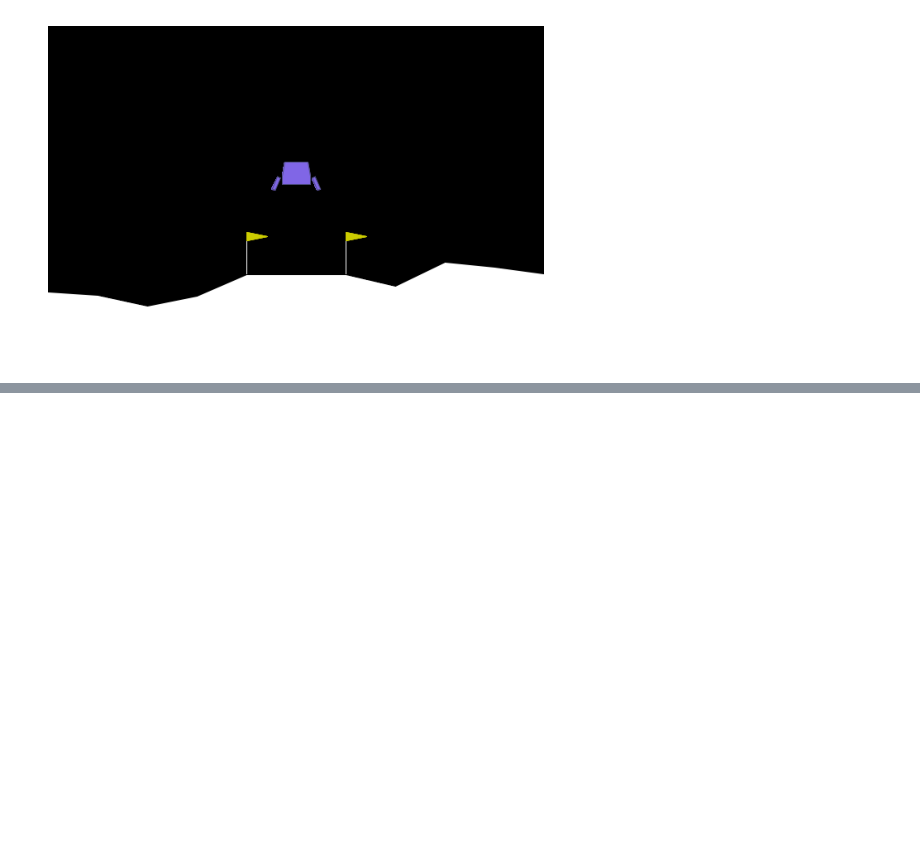
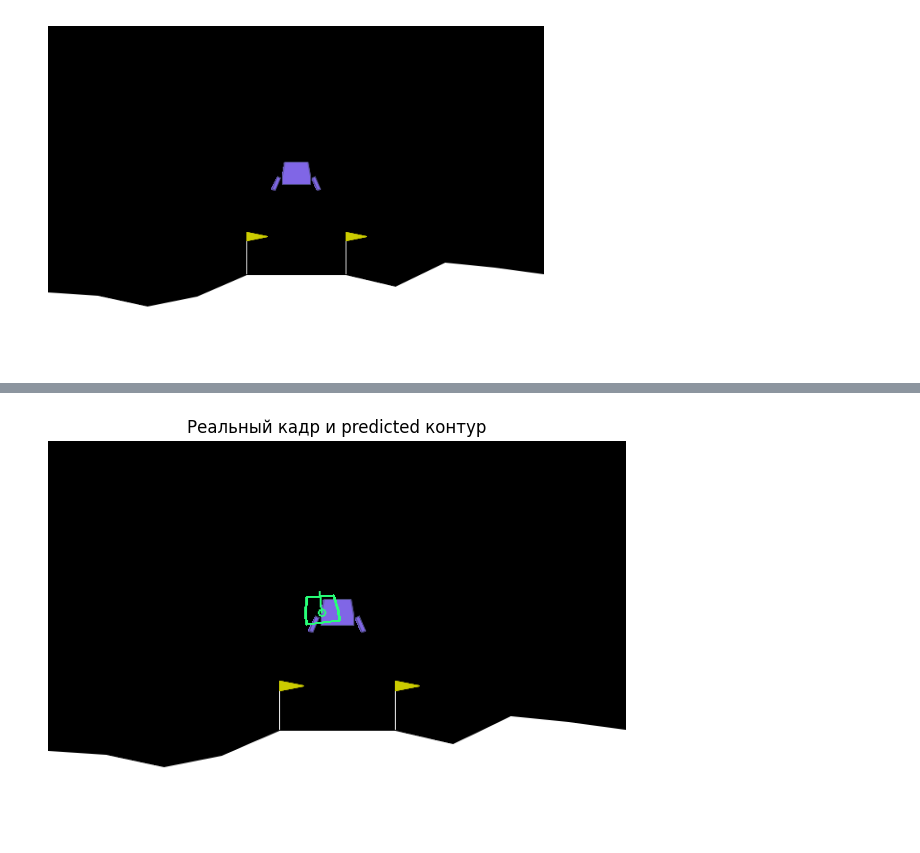
Before and after one commit to ILYA-TDW-CHEP/CV_RL_LunarLander, a Jupyter notebook: notebooks/00_data/01_generate_images.ipynb, the cells around one changed output, grey strips where cells are left out. Drawn from its saved outputs; the diff is of its cells as text; code cells hidden in the pictures; blank space fills up the shorter version.

Commit message:
Predicted state visualization added

```diff
--- a/notebooks/00_data/01_generate_images.ipynb
+++ b/notebooks/00_data/01_generate_images.ipynb
@@ -237,0 +242,66 @@ gen.close()
+# %%
+import matplotlib.pyplot as plt
+from PIL import Image, ImageDraw
+
+from gymnasium.envs.box2d.lunar_lander import LANDER_POLY
+
+def obs_to_pixel(x_obs, y_obs, frame_shape):
+    h, w = frame_shape[:2]
+    base_y_px = VIEWPORT_H / 4.0 + LEG_DOWN
+    x_px = (x_obs + 1.0) * 0.5 * w
+    y_px = (VIEWPORT_H - (base_y_px + y_obs * VIEWPORT_H * 0.5)) * h / VIEWPORT_H
+    return int(np.clip(round(x_px), 0, w - 1)), int(np.clip(round(y_px), 0, h - 1))
+
+def body_vertex_to_pixel(x_local, y_local, theta, center, frame_shape):
+    h, w = frame_shape[:2]
+    cx, cy = center
+    cos_t = math.cos(theta)
+    sin_t = math.sin(theta)
+    dx = (cos_t * x_local - sin_t * y_local) * w / VIEWPORT_W
+    dy = -(sin_t * x_local + cos_t * y_local) * h / VIEWPORT_H
+    return int(round(cx + dx)), int(round(cy + dy))
+
+def draw_predicted_state(frame, state, color=(40, 255, 120)):
+    x_obs, y_obs, theta = state
+    center = obs_to_pixel(x_obs, y_obs, frame.shape)
+    polygon = [
+        body_vertex_to_pixel(x, y, theta, center, frame.shape)
+        for x, y in LANDER_POLY
+    ]
+
+    image = Image.fromarray(frame.copy())
+    draw = ImageDraw.Draw(image)
+    draw.line([*polygon, polygon[0]], fill=color, width=3)
+
+    cx, cy = center
+    radius = 4
+    draw.ellipse((cx - radius, cy - radius, cx + radius, cy + radius), outline=color, width=2)
+    nose = body_vertex_to_pixel(0.0, 22.0, theta, center, frame.shape)
+    draw.line([center, nose], fill=color, width=2)
+    return np.asarray(image)
+
+real_state = {"x": 0, "y": 0.5, "theta": 0}
+predicted_state = {"x": -0.053, "y": 0.52, "theta": 0.1}
+
+gen = LunarLanderPoseGenerator()
+gen.reset_scene(seed=27)
+gen.set_pose_from_obs(
+    x_obs=real_state["x"],
+    y_obs=real_state["y"],
+    theta=real_state["theta"],
+)
+frame = gen.render_frame()
+gen.close()
+
+overlay = draw_predicted_state(
+    frame,
+    (predicted_state["x"], predicted_state["y"], predicted_state["theta"]),
+)
+
+plt.figure(figsize=(8, 5))
+plt.imshow(overlay)
+plt.axis("off")
+plt.title("Реальный кадр и predicted контур")
+plt.show()
+# %% [output]
+[figure, added]
```
Also changed, not shown: parts of 1 cell of this notebook, 4 other files.
